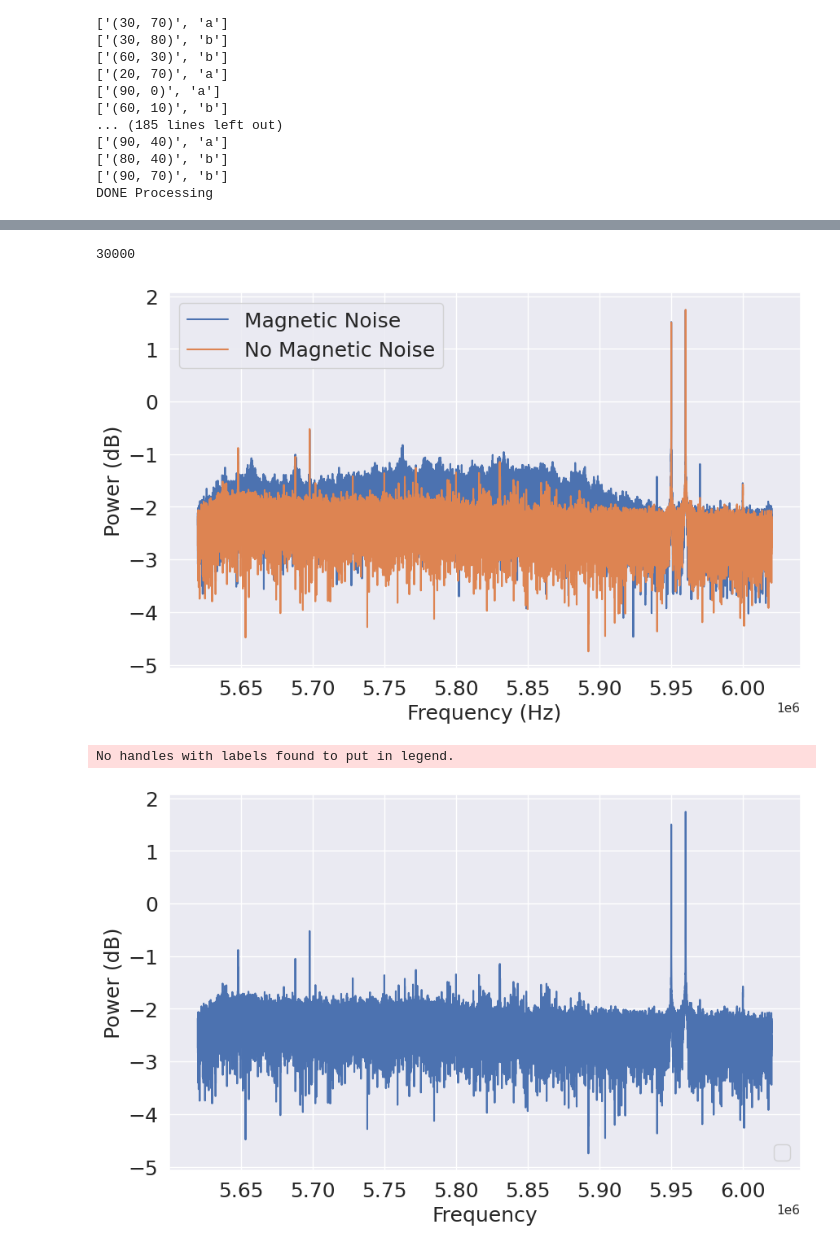
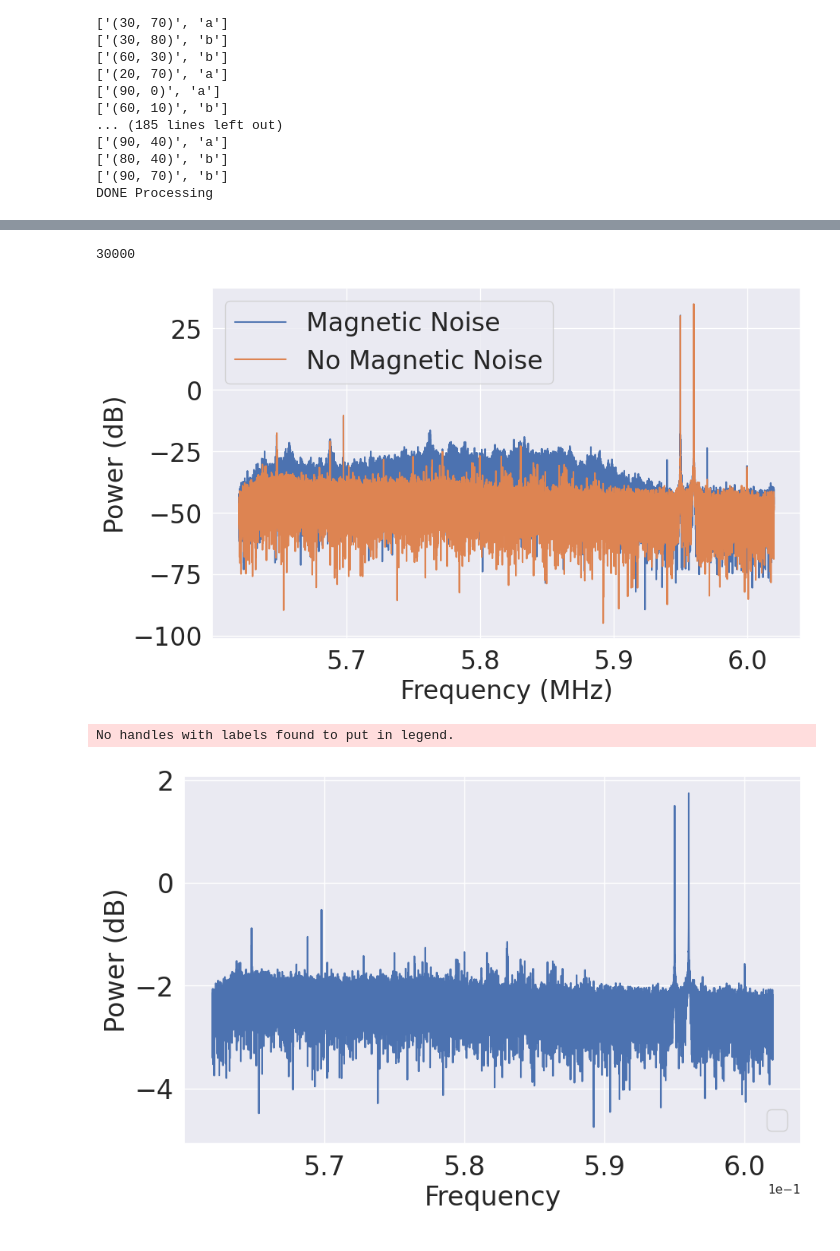
Before and after one commit to ConnectedSystemsLab/NFC, a Jupyter notebook: Microbenchmarks.ipynb, the cells around one changed output, grey strips where cells are left out. Drawn from its saved outputs; the diff is of its cells as text; code cells hidden in the pictures.

```diff
--- a/Microbenchmarks.ipynb
+++ b/Microbenchmarks.ipynb
@@ -279,34 +429,34 @@ sns.set_theme()
 # %%
 examplefile = "/home/jshenoy2/ProjectEspana/magneticnoise/(0, 0)_a"
 signal = read_complex_binary2(examplefile)
 examplefile = "/home/jshenoy2/ProjectEspana/magneticnonoise/(0, 0)_a"
 signal2 = read_complex_binary2(examplefile)
 
 
 sig1 = signal[1340000:1370000]
 sig2 = signal2[1340000:1370000]
 transformed_fft_sig = np.log10(np.fft.fftshift(np.fft.fft(sig1)))
 transformed_fft_sig2 = np.log10(np.fft.fftshift(np.fft.fft(sig2)))
 fig, ax = plt.subplots(figsize=(10,6))
 x_val = np.arange(5.82e6-200e3,5.82e6+200e3,400e3/30000)
 print(len(x_val))
-ax.plot(x_val, transformed_fft_sig,label = "Magnetic Noise")
-ax.plot(x_val, transformed_fft_sig2, label = "No Magnetic Noise")
-ax.tick_params(axis='both', which='major',labelsize=18)
-ax.legend(fontsize=18, loc='upper left')
-ax.set_xlabel('Frequency (Hz)',fontsize=18)
-ax.set_ylabel('Power (dB)',fontsize=18)
+ax.plot(x_val/1e6, 20*transformed_fft_sig,label = "Magnetic Noise")
+ax.plot(x_val/1e6, 20*transformed_fft_sig2, label = "No Magnetic Noise")
+ax.tick_params(axis='both', which='major',labelsize=24)
+ax.legend(fontsize=24, loc='upper left')
+ax.set_xlabel('Frequency (MHz)',fontsize=24)
+ax.set_ylabel('Power (dB)',fontsize=24)
 plt.show()
 fig, ax = plt.subplots(figsize=(10,6))
-ax.plot(x_val,transformed_fft_sig2)
-ax.tick_params(axis='both', which='major',labelsize=18)
-ax.legend(fontsize=18, loc='lower right')
-ax.set_xlabel('Frequency',fontsize=18)
-ax.set_ylabel('Power (dB)',fontsize=18)
+ax.plot(x_val/10e6,transformed_fft_sig2)
+ax.tick_params(axis='both', which='major',labelsize=24)
+ax.legend(fontsize=24, loc='lower right')
+ax.set_xlabel('Frequency',fontsize=24)
+ax.set_ylabel('Power (dB)',fontsize=24)
 ax.ticklabel_format(style='sci', axis='x', scilimits=(0,0))
 plt.show()
 # %% [output]
 30000
-[figure, old version]
+[figure, new version]
 No handles with labels found to put in legend.
-[figure, old version]
+[figure, new version]
```
Also changed, not shown: parts of 8 cells of this notebook, 2 other files.
